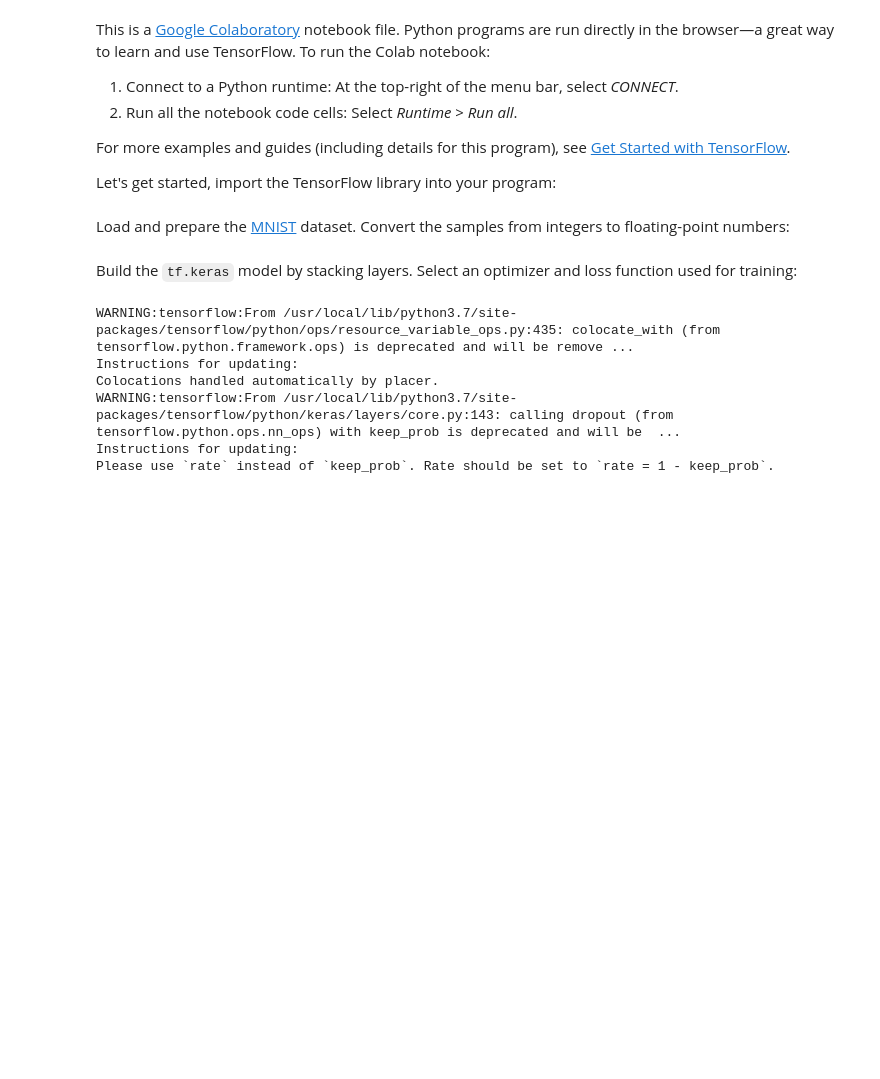
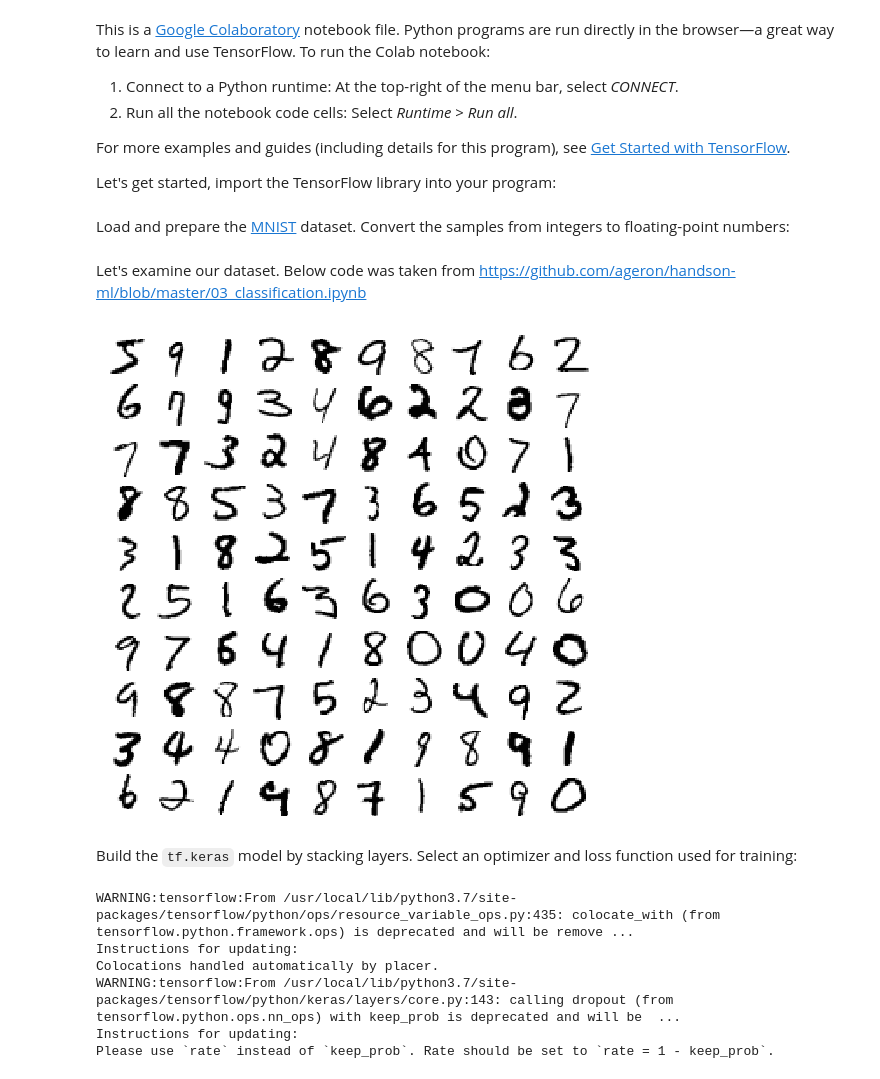
Before and after one commit to phamminhtris/ml, a Jupyter notebook: DigitRecognitionWithTensorFlow.ipynb, the cells around one changed output. Drawn from its saved outputs; the diff is of its cells as text; code cells hidden in the pictures; blank space fills up the shorter version.

Commit message:
Add more test images

```diff
--- a/DigitRecognitionWithTensorFlow.ipynb
+++ b/DigitRecognitionWithTensorFlow.ipynb
@@ -47,3 +47,5 @@ mnist = tf.keras.datasets.mnist
 
 (x_train, y_train), (x_test, y_test) = mnist.load_data()
 x_train, x_test = x_train / 255.0, x_test / 255.0
+# %% [markdown]
+Let's examine our dataset. Below code was taken from https://github.com/ageron/handson-ml/blob/master/03_classification.ipynb
@@ -50,3 +62,26 @@ x_train, x_test = x_train / 255.0, x_test / 255.0
+# %%
+def plot_digits(instances, images_per_row=10, **options):
+    size = 28
+    images_per_row = min(len(instances), images_per_row)
+    images = [instance.reshape(size,size) for instance in instances]
+    n_rows = (len(instances) - 1) // images_per_row + 1
+    row_images = []
+    n_empty = n_rows * images_per_row - len(instances)
+    images.append(np.zeros((size, size * n_empty)))
+    for row in range(n_rows):
+        rimages = images[row * images_per_row : (row + 1) * images_per_row]
+        row_images.append(np.concatenate(rimages, axis=1))
+    image = np.concatenate(row_images, axis=0)
+    plt.imshow(image, cmap = mpl.cm.binary, **options)
+    plt.axis("off")
+
+# Call our function to actually display images
+plt.figure(figsize=(9,9))
+example_images = np.r_[x_train[:12000:600], x_train[13000:30600:600], x_train[30600:60000:590]]
+plot_digits(example_images, images_per_row=10)
+plt.show()
+# %% [output]
+[figure, added]
 # %% [markdown]
 Build the `tf.keras` model by stacking layers. Select an optimizer and loss function used for training:
 # %%
```
Also changed, not shown: parts of 24 cells of this notebook, 4 other files.
